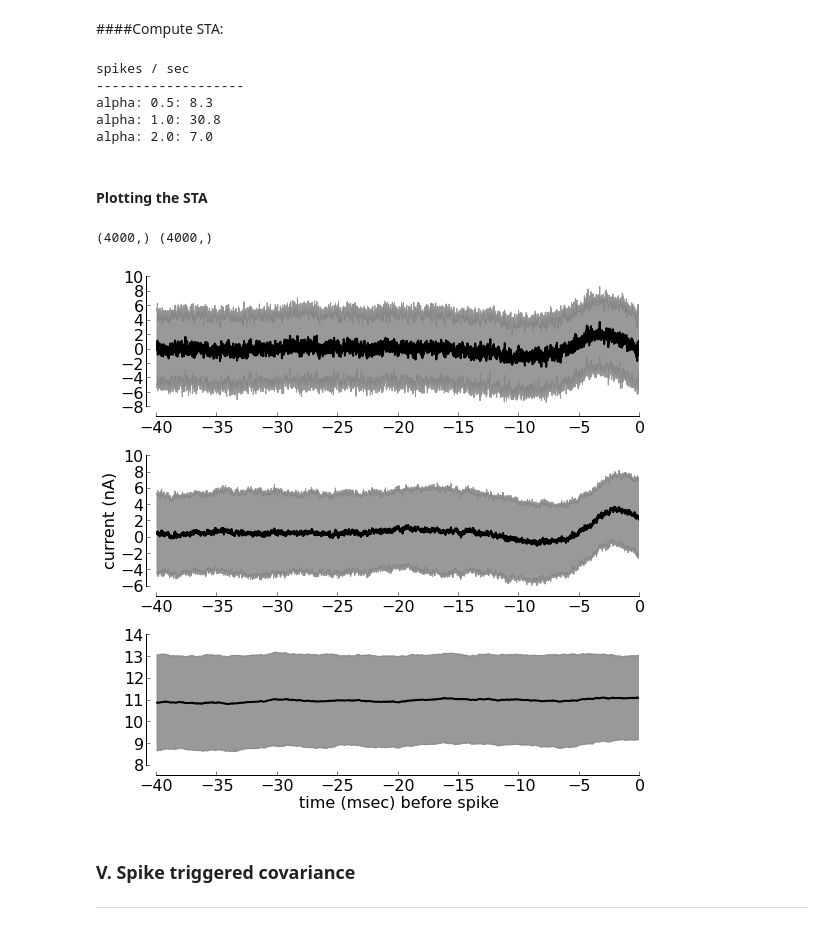
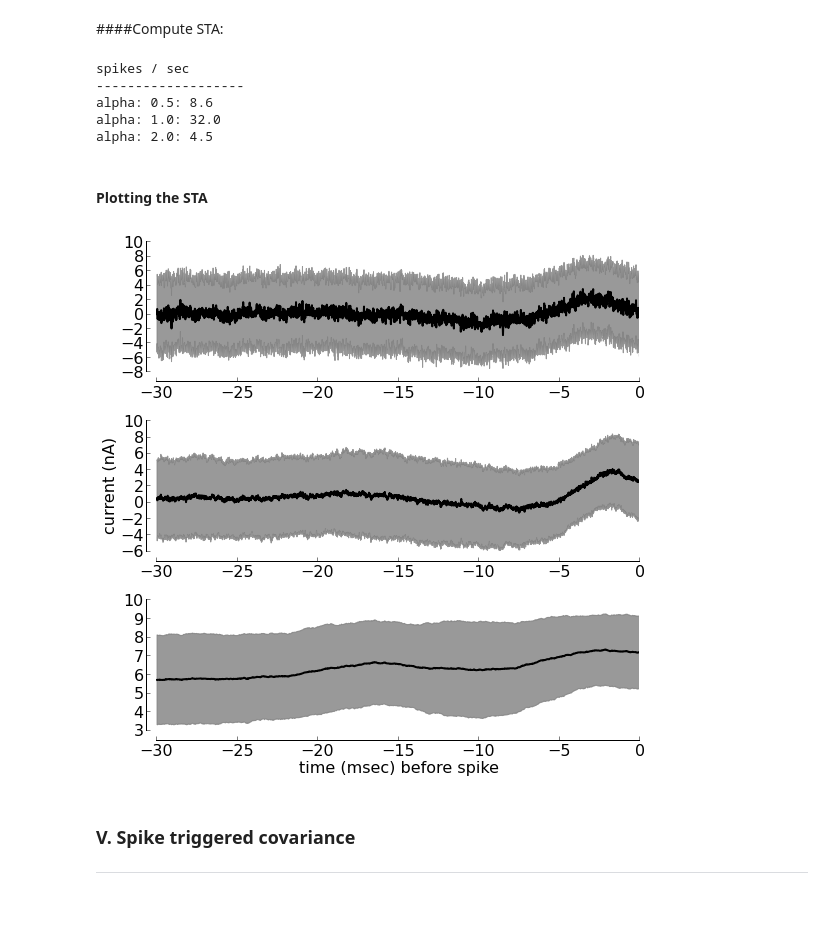
Before and after one commit to bps10/bps10.github.com, a Jupyter notebook: notebooks/Natural scenes.ipynb, the cells around one changed output. Saved outputs shown, nothing was run; the diff lists cells and outputs as text; code cells hidden in the pictures.

```diff
--- a/notebooks/Natural scenes.ipynb
+++ b/notebooks/Natural scenes.ipynb
@@ -100,9 +100,9 @@ def CorrelatedNoise1D(numSamples, standardDev=0.3, meanValue=0, alphaValue=1, se
 ***
 # %%
 # Generate noise stimuli with various degrees of correlation:
-stimA = CorrelatedNoise1D(tim / dt, 5, 0, 0.5, 1)
-stimB = CorrelatedNoise1D(tim / dt, 5, 0, 1, 1)
-stimC = CorrelatedNoise1D(tim / dt, 5, 0, 2, 1)
+stimA = CorrelatedNoise1D(tim / dt, 5, 0, 0.5, 2)
+stimB = CorrelatedNoise1D(tim / dt, 5, 0, 1, 2)
+stimC = CorrelatedNoise1D(tim / dt, 5, 0, 2, 2)
 
 # Compute power spectrum:
 powerA = abs(np.fft.fftshift(np.real(np.fft.fft(stimA))))
@@ -321,9 +321,9 @@ STE_A, STE_noiseA = findSTE(stimA, VoltageA, spikesA, dt, STA_len)
 STE_B, STE_noiseB = findSTE(stimB, VoltageB, spikesB, dt, STA_len)
 STE_C, STE_noiseC = findSTE(stimC, VoltageC, spikesC, dt, STA_len)
 
-spike_countA, spikeRateA = findFiringRate(curr_RecordA, tim / 1000) # divide by 1000 to get sec
-spike_countB, spikeRateB = findFiringRate(curr_RecordB, tim / 1000)
-spike_countC, spikeRateC = findFiringRate(curr_RecordC, tim / 1000)
+spike_countA, spikeRateA = findFiringRate(STE_A, tim / 1000) # divide by 1000 to get sec
+spike_countB, spikeRateB = findFiringRate(STE_B, tim / 1000)
+spike_countC, spikeRateC = findFiringRate(STE_C, tim / 1000)
 
 print 'spikes / sec'
 print '-------------------'
@@ -331,53 +331,52 @@ print 'alpha: 0.5:', spikeRateA
 print 'alpha: 1.0:', spikeRateB
 print 'alpha: 2.0:', spikeRateC
 
-STA_A = curr_RecordA.mean(0)
-STA_B = curr_RecordB.mean(0)
-STA_C = curr_RecordC.mean(0)
+STA_A = STE_A.mean(0)
+STA_B = STE_B.mean(0)
+STA_C = STE_C.mean(0)
 # %% [output]
 spikes / sec
 -------------------
-alpha: 0.5: 8.3
-alpha: 1.0: 30.8
-alpha: 2.0: 7.0
+alpha: 0.5: 8.6
+alpha: 1.0: 32.0
+alpha: 2.0: 4.5
 # %% [markdown]
 #### Plotting the STA
 # %%
 t = np.arange(-STA_len / dt, 0) * dt
 
 # plot STA
 fig = plt.figure(figsize=(8,8))
 ax1 = fig.add_subplot(311)
 ax2 = fig.add_subplot(312)
 ax3 = fig.add_subplot(313)
 
 ax1.plot(t, STA_A, linewidth=2, color='k')
-ax1.fill_between(t, STA_A + curr_RecordA.std(0),
-                 STA_A - curr_RecordA.std(0),
+ax1.fill_between(t, STA_A + STE_A.std(0),
+                 STA_A - STE_A.std(0),
                  facecolor='gray', alpha=0.8, edgecolor='gray')
 
 ax2.plot(t, STA_B, linewidth=2, color='k')
-ax2.fill_between(t, STA_B + curr_RecordB.std(0),
-                 STA_B - curr_RecordB.std(0),
+ax2.fill_between(t, STA_B + STE_B.std(0),
+                 STA_B - STE_B.std(0),
                  facecolor='gray', alpha=0.8, edgecolor='gray')
 
 ax3.plot(t, STA_C, linewidth=2, color='k')
-ax3.fill_between(t,STA_C + curr_RecordC.std(0),
-                 STA_C - curr_RecordC.std(0),
+ax3.fill_between(t,STA_C + STE_C.std(0),
+                 STA_C - STE_C.std(0),
                  facecolor='gray', alpha=0.8, edgecolor='gray')
 
 TufteAxis(ax1)
 TufteAxis(ax2)
 TufteAxis(ax3)
 
 ax2.set_ylabel('current (nA)')
 ax3.set_xlabel('time (msec) before spike')
 
 plt.tight_layout()
 plt.show()
 # %% [output]
-(4000,) (4000,)
-[figure, old version]
+[figure, new version]
 # %% [markdown]
 ### V. Spike triggered covariance
 ***
```
Also changed, not shown: parts of 1 cell of this notebook.
